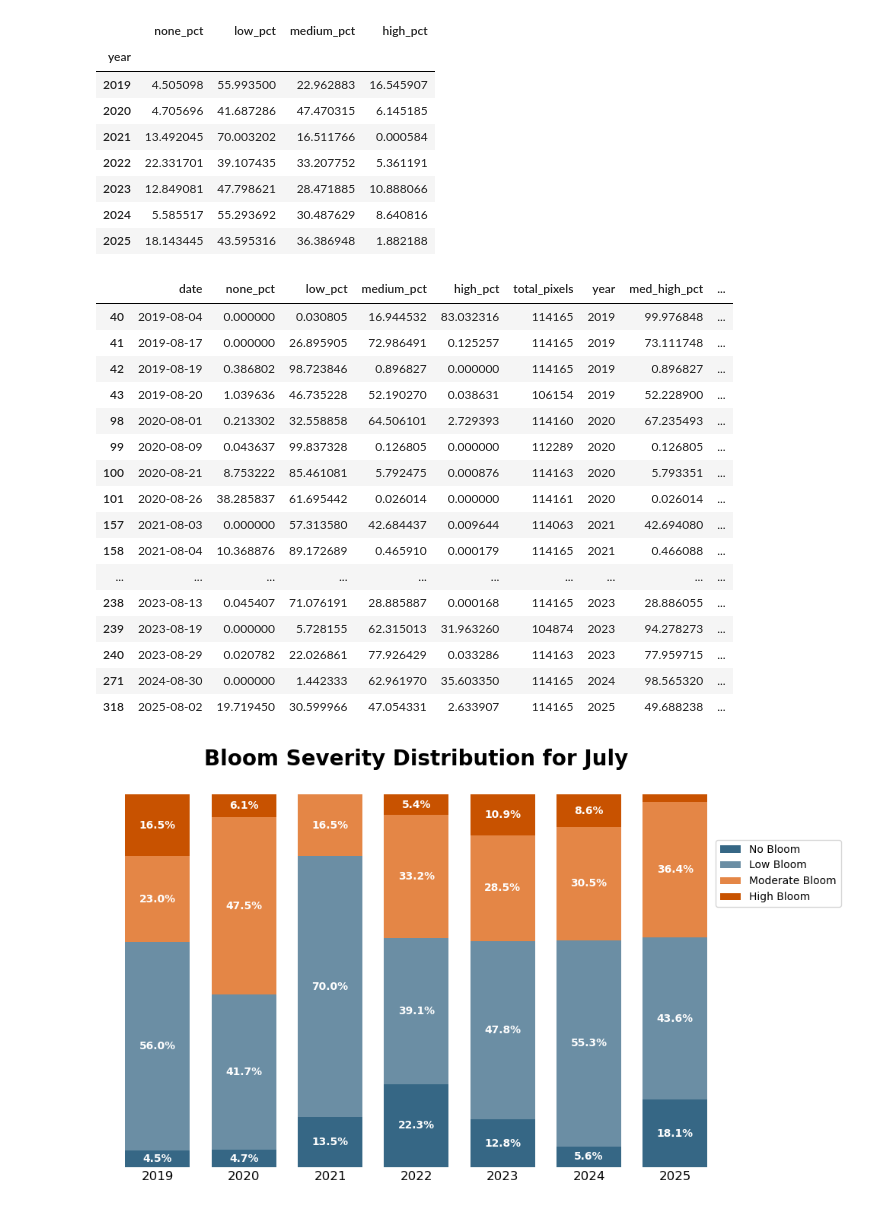
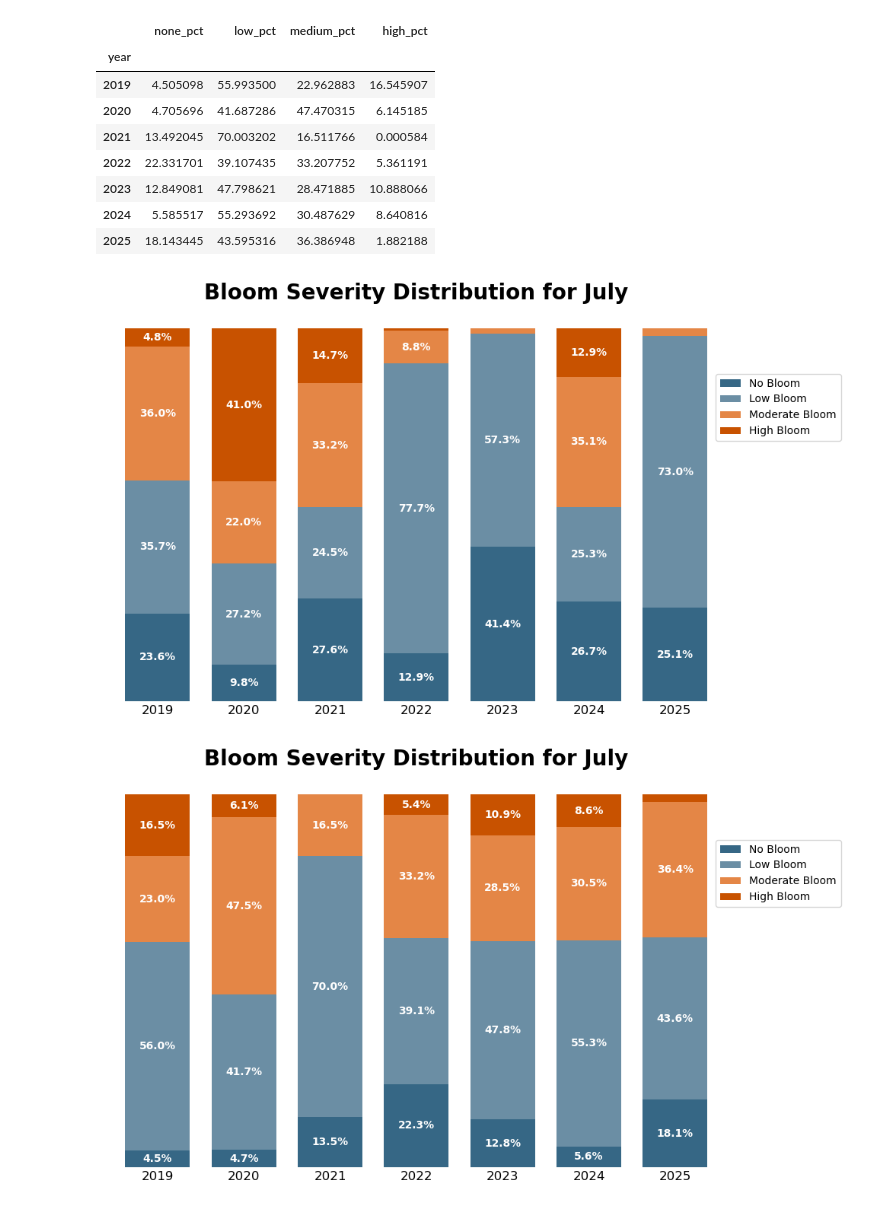
Before and after one commit to jlzamary/WCS-Lagoon-Analysis, a Jupyter notebook: Notebooks/Current/krusenstern_analysis_sp26.ipynb, the cells around one changed output. Cells and saved outputs as stored; diff of their text form; code cells hidden in the pictures.

Commit message:
Added June graph, calculations for WCS article, and lagoon sampling point locations.

```diff
--- a/Notebooks/Current/krusenstern_analysis_sp26.ipynb
+++ b/Notebooks/Current/krusenstern_analysis_sp26.ipynb
@@ -926,12 +912,22 @@ df
 # %%
 # Subsets for months of interest
+month_june = df[df['month'] == 6]
 month_july = df[df['month'] == 7]
 month_august = df[df['month'] == 8]
 
 # Monthly average grouping by year
+june_monthly_avg = month_june.groupby('year')[['none_pct', 'low_pct', 'medium_pct', 'high_pct']].mean()
 july_monthly_avg = month_july.groupby('year')[['none_pct', 'low_pct', 'medium_pct', 'high_pct']].mean()
 august_monthly_avg = month_august.groupby('year')[['none_pct', 'low_pct', 'medium_pct', 'high_pct']].mean()
 
+# Calculate average medium monthly bloom percentage during summer months
+# For WCS Article
+jun_sum = june_monthly_avg['medium_pct'].sum()
+jul_sum = july_monthly_avg['medium_pct'].sum()
+aug_sum = august_monthly_avg['medium_pct'].sum()
+
+med_pct_tol = (jun_sum + jul_sum + aug_sum) / 21
+
 # Example
 july_monthly_avg
 # %% [output]
@@ -944,26 +940,44 @@ july_monthly_avg
 | 2023 | 12.849081 | 47.798621 | 28.471885 | 10.888066 |
 | 2024 | 5.585517 | 55.293692 | 30.487629 | 8.640816 |
 | 2025 | 18.143445 | 43.595316 | 36.386948 | 1.882188 |
-# %%
-month_august
-# %% [output]
-|  | date | none_pct | low_pct | medium_pct | high_pct | total_pixels | year | med_high_pct | ... |
-| 40 | 2019-08-04 | 0.000000 | 0.030805 | 16.944532 | 83.032316 | 114165 | 2019 | 99.976848 | ... |
-| 41 | 2019-08-17 | 0.000000 | 26.895905 | 72.986491 | 0.125257 | 114165 | 2019 | 73.111748 | ... |
-| 42 | 2019-08-19 | 0.386802 | 98.723846 | 0.896827 | 0.000000 | 114165 | 2019 | 0.896827 | ... |
-| 43 | 2019-08-20 | 1.039636 | 46.735228 | 52.190270 | 0.038631 | 106154 | 2019 | 52.228900 | ... |
-| 98 | 2020-08-01 | 0.213302 | 32.558858 | 64.506101 | 2.729393 | 114160 | 2020 | 67.235493 | ... |
-| 99 | 2020-08-09 | 0.043637 | 99.837328 | 0.126805 | 0.000000 | 112289 | 2020 | 0.126805 | ... |
-| 100 | 2020-08-21 | 8.753222 | 85.461081 | 5.792475 | 0.000876 | 114163 | 2020 | 5.793351 | ... |
-| 101 | 2020-08-26 | 38.285837 | 61.695442 | 0.026014 | 0.000000 | 114161 | 2020 | 0.026014 | ... |
-| 157 | 2021-08-03 | 0.000000 | 57.313580 | 42.684437 | 0.009644 | 114063 | 2021 | 42.694080 | ... |
-| 158 | 2021-08-04 | 10.368876 | 89.172689 | 0.465910 | 0.000179 | 114165 | 2021 | 0.466088 | ... |
-| ... | ... | ... | ... | ... | ... | ... | ... | ... | ... |
-| 238 | 2023-08-13 | 0.045407 | 71.076191 | 28.885887 | 0.000168 | 114165 | 2023 | 28.886055 | ... |
-| 239 | 2023-08-19 | 0.000000 | 5.728155 | 62.315013 | 31.963260 | 104874 | 2023 | 94.278273 | ... |
-| 240 | 2023-08-29 | 0.020782 | 22.026861 | 77.926429 | 0.033286 | 114163 | 2023 | 77.959715 | ... |
-| 271 | 2024-08-30 | 0.000000 | 1.442333 | 62.961970 | 35.603350 | 114165 | 2024 | 98.565320 | ... |
-| 318 | 2025-08-02 | 19.719450 | 30.599966 | 47.054331 | 2.633907 | 114165 | 2025 | 49.688238 | ... |
+# %%
+fig, ax = plt.subplots(figsize=(10, 6))
+palette = ['#366785', '#6b8ea4', '#e48646', '#c85200']
+
+june_monthly_avg.plot.bar(stacked=True, ax=ax, color = palette, rot = 0, width = 0.75, fontsize = 12)
+
+# Removes spines ect...
+[ax.spines[i].set_visible(False) for i in ax.spines]
+ax.tick_params(length = 0)
+ax.get_yaxis().set_visible(False)
+
+# Add percentage inside bars
+for i in range(len(ax.patches)):
+    patch = ax.patches[i]
+    x, y, w, h = patch.get_x(), patch.get_y(), patch.get_width(), patch.get_height()
+    c_x = x + w / 2
+    c_y = y + h / 2
+    if h > 2.0:
+        plt.text(c_x, c_y, f"{h:0.1f}%", va = "center", ha = "center", weight="bold", color = "w")
+    else:
+        plt.text(c_x, c_y, f"{''}", va = "center", ha = "center", weight="bold", color = "w")
+
+ax.grid(axis = 'y', color = 'whitesmoke', alpha = 0.3)
+# ax.set_ylabel('Percentage', weight = 'bold', size = 12)
+ax.set_xlabel('', weight = 'bold', size = 12)
+ax.set_title('Bloom Severity Distribution for July', fontsize = 20, fontweight = 'bold', pad=10)
+
+# plt.text(0.99, 0.7, 'Values under 3.0% \n do not have display number \n to reduce clutter',
+#          transform=ax.transAxes, fontsize=8, va ='top', bbox=dict(facecolor='whitesmoke', edgecolor = 'lightgray'))
+
+plt.legend(['No Bloom', 'Low Bloom', 'Moderate Bloom', 'High Bloom'], bbox_to_anchor = [0.97,0.85])
+
+# plt.savefig('Graphs/bloom_sev_july.png', bbox_inches = 'tight')
+
+plt.tight_layout()
+plt.show()
+# %% [output]
+[figure, added]
 # %%
 fig, ax = plt.subplots(figsize=(10, 6))
 palette = ['#366785', '#6b8ea4', '#e48646', '#c85200']
```
Also changed, not shown: parts of 9 cells of this notebook.
